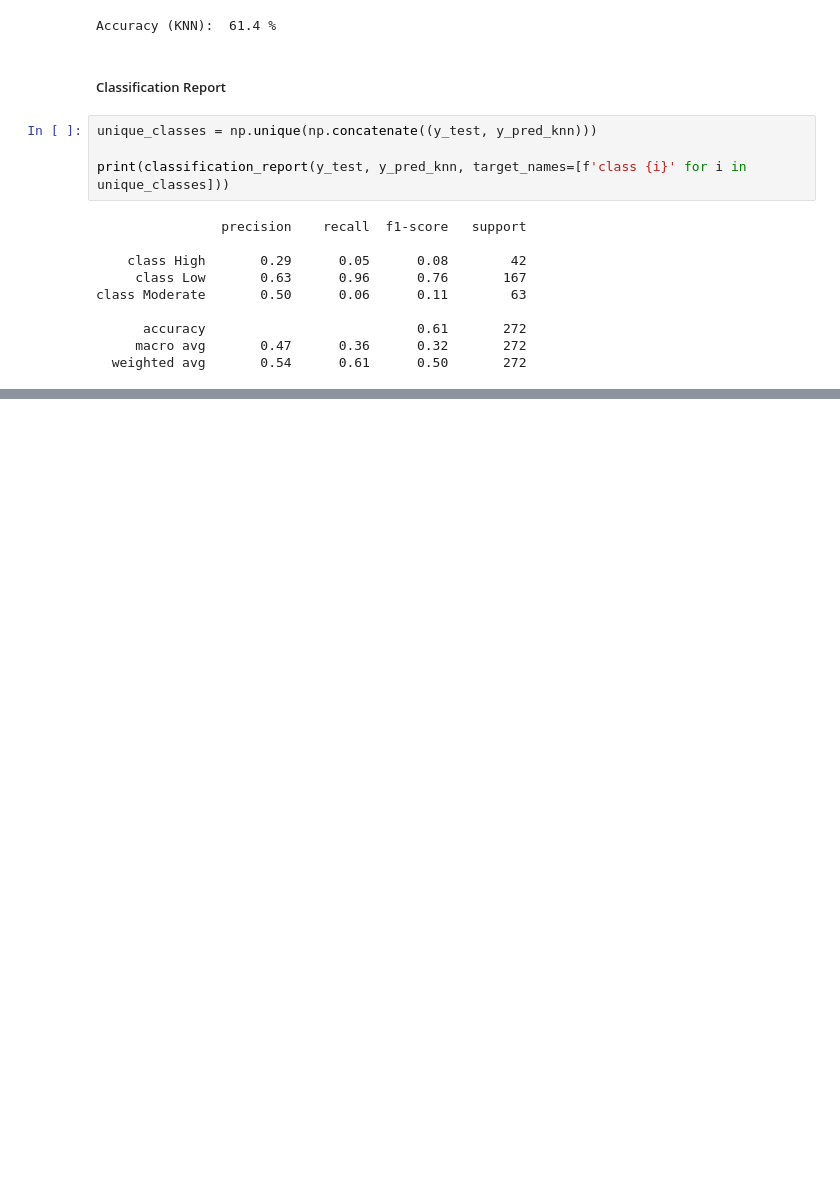
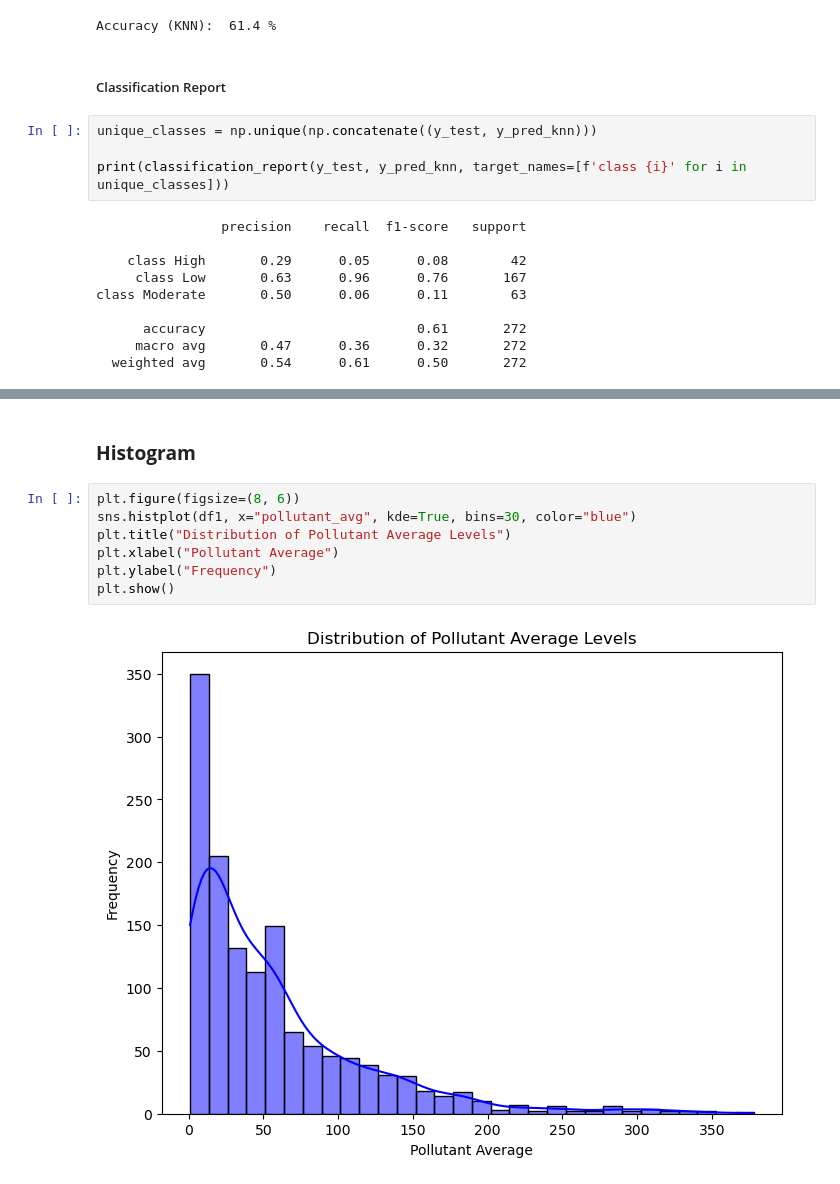
Before and after one commit to tjaiswal2003/Air-Quality-Prediction-Using-Machine-Learning, a Jupyter notebook: Air_Quality_Prediction_ML.ipynb, the cells around one changed output, grey strips where cells are left out. Drawn from its saved outputs; the diff is of its cells as text; blank space fills up the shorter version.

```diff
--- a/Air_Quality_Prediction_ML.ipynb
+++ b/Air_Quality_Prediction_ML.ipynb
@@ -213,0 +438,11 @@ class Moderate       0.50      0.06      0.11        63
+# %% [markdown]
+### **Histogram**
+# %%
+plt.figure(figsize=(8, 6))
+sns.histplot(df1, x="pollutant_avg", kde=True, bins=30, color="blue")
+plt.title("Distribution of Pollutant Average Levels")
+plt.xlabel("Pollutant Average")
+plt.ylabel("Frequency")
+plt.show()
+# %% [output]
+[figure, added]
```
Also changed, not shown: parts of 51 cells of this notebook.
